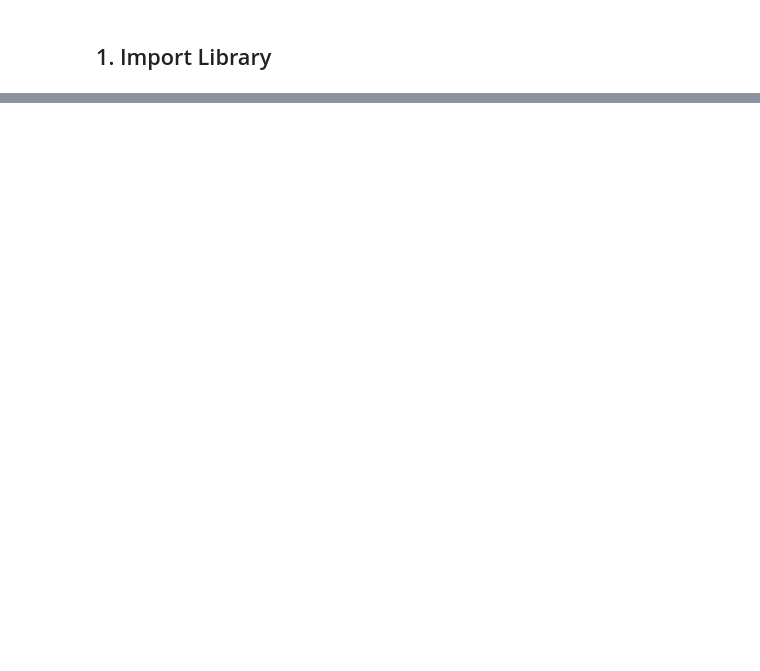
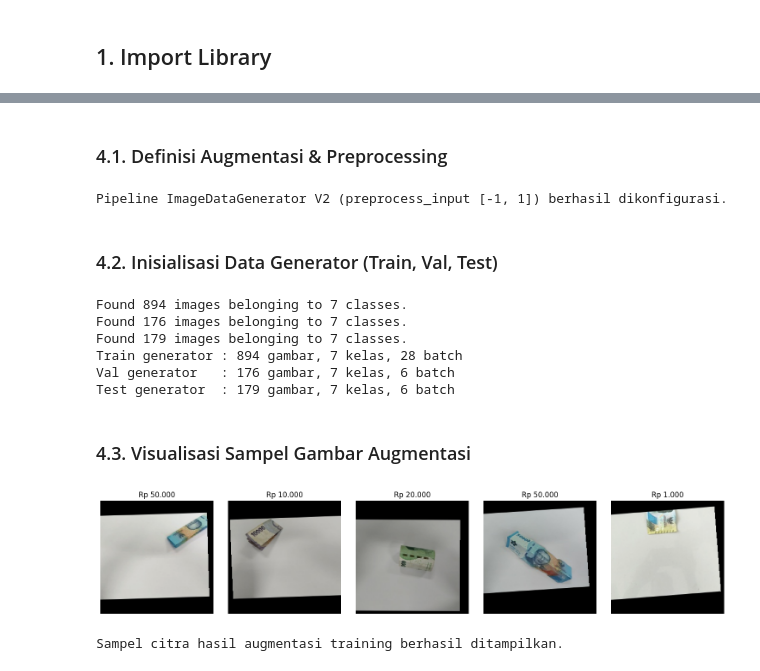
Before and after one commit to vikaandinii/pembaca-nominal-uang-rupiah, a Jupyter notebook: notebooks/mobilenetv2_training.ipynb, the cells around one changed output, grey strips where cells are left out. Cells and saved outputs as stored; diff of their text form; code cells hidden in the pictures; blank space fills up the shorter version.

```diff
--- a/notebooks/mobilenetv2_training.ipynb
+++ b/notebooks/mobilenetv2_training.ipynb
@@ -273,0 +102,8 @@ print('Model final siap dipakai API:', api_model_path)
+# %%
+# Menghitung class weights agar nominal dengan sampel lebih sedikit mendapat bobot proporsional
+total_train = sum(train_counts.values())
+class_weights = {i: total_train / (NUM_CLASSES * train_counts[cls]) for i, cls in enumerate(CLASSES)}
+
+print('Class weights yang dihitung:')
+for i, cls in enumerate(CLASSES):
+    print(f'  - Kelas Rp {cls:>6} (index {i}): {class_weights[i]:.4f}')
@@ -273,0 +121,71 @@ print('Model final siap dipakai API:', api_model_path)
+# %% [markdown]
+### 4.1. Definisi Augmentasi & Preprocessing
+# %%
+# Preprocessing V2: mobilenet_v2.preprocess_input (rentang [-1, 1])
+train_datagen = ImageDataGenerator(
+    preprocessing_function=mobilenet_v2.preprocess_input,
+    rotation_range=10,
+    width_shift_range=0.08,
+    height_shift_range=0.08,
+    zoom_range=0.08,
+    brightness_range=[0.85, 1.15],
+    horizontal_flip=False,
+    vertical_flip=False,
+    fill_mode='constant',
+    cval=0.0
+)
+
+val_test_datagen = ImageDataGenerator(
+    preprocessing_function=mobilenet_v2.preprocess_input
+)
+print('Pipeline ImageDataGenerator V2 (preprocess_input [-1, 1]) berhasil dikonfigurasi.')
+# %% [output]
+Pipeline ImageDataGenerator V2 (preprocess_input [-1, 1]) berhasil dikonfigurasi.
+# %% [markdown]
+### 4.2. Inisialisasi Data Generator (Train, Val, Test)
+# %%
+train_generator = train_datagen.flow_from_directory(
+    TRAIN_DIR, target_size=IMG_SIZE, batch_size=BATCH_SIZE,
+    class_mode='categorical', classes=CLASSES, shuffle=True, seed=SEED
+)
+
+val_generator = val_test_datagen.flow_from_directory(
+    VAL_DIR, target_size=IMG_SIZE, batch_size=BATCH_SIZE,
+    class_mode='categorical', classes=CLASSES, shuffle=False
+)
+
+test_generator = val_test_datagen.flow_from_directory(
+    TEST_DIR, target_size=IMG_SIZE, batch_size=BATCH_SIZE,
+    class_mode='categorical', classes=CLASSES, shuffle=False
+)
+
+print(f'Train generator : {train_generator.samples} gambar, {train_generator.num_classes} kelas, {len(train_generator)} batch')
+print(f'Val generator   : {val_generator.samples} gambar, {val_generator.num_classes} kelas, {len(val_generator)} batch')
+print(f'Test generator  : {test_generator.samples} gambar, {test_generator.num_classes} kelas, {len(test_generator)} batch')
+# %% [output]
+Found 894 images belonging to 7 classes.
+Found 176 images belonging to 7 classes.
+Found 179 images belonging to 7 classes.
+Train generator : 894 gambar, 7 kelas, 28 batch
+Val generator   : 176 gambar, 7 kelas, 6 batch
+Test generator  : 179 gambar, 7 kelas, 6 batch
+# %% [markdown]
+### 4.3. Visualisasi Sampel Gambar Augmentasi
+# %%
+batch_imgs, batch_lbls = next(train_generator)
+# Denormalisasi dari [-1, 1] ke [0, 1] untuk visualisasi
+disp_imgs = (batch_imgs[:5] + 1.0) / 2.0
+disp_imgs = np.clip(disp_imgs, 0.0, 1.0)
+
+fig, axes = plt.subplots(1, 5, figsize=(15, 3))
+for i in range(5):
+    axes[i].imshow(disp_imgs[i])
+    nominal = CLASSES[np.argmax(batch_lbls[i])]
+    axes[i].set_title(f'Rp {int(nominal):,}'.replace(',', '.'))
+    axes[i].axis('off')
+plt.tight_layout()
+plt.show()
+print('Sampel citra hasil augmentasi training berhasil ditampilkan.')
+# %% [output]
+[figure, added]
+Sampel citra hasil augmentasi training berhasil ditampilkan.
```
Also changed, not shown: parts of 58 cells of this notebook, 1 other file.
